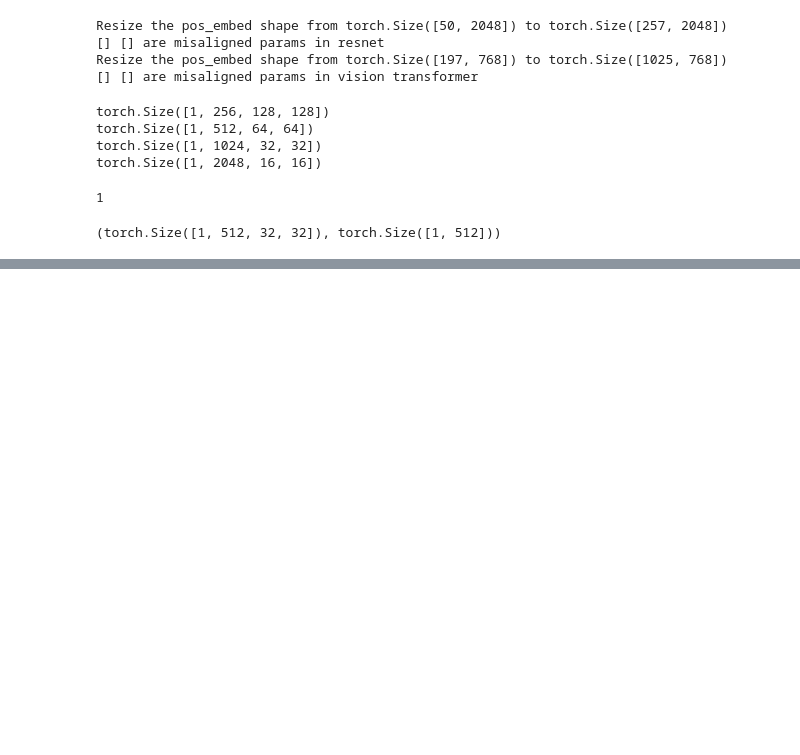
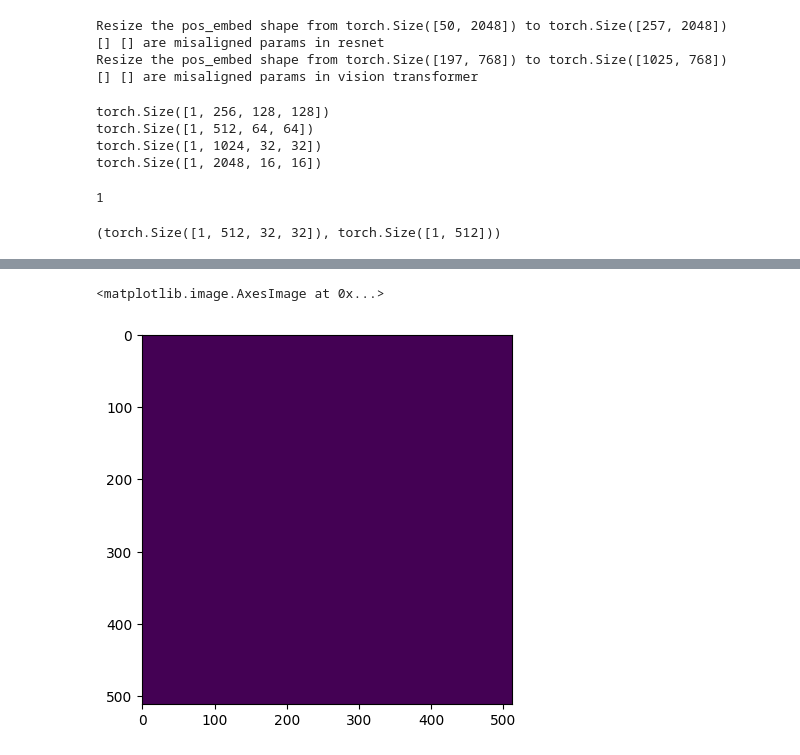
Before and after one commit to SarthakM320/Domain-Adaptive-zeroshot-learning, a Jupyter notebook: experiments.ipynb, the cells around one changed output, grey strips where cells are left out. Saved outputs shown, nothing was run; the diff lists cells and outputs as text; code cells hidden in the pictures; blank space fills up the shorter version.

```diff
--- a/experiments.ipynb
+++ b/experiments.ipynb
@@ -376,0 +417,18 @@ vit_outs[0][0].shape, vit_outs[1].shape
+# %%
+x = torch.zeros(34,512,512)
+error = 0
+for i in range(512):
+    for j in range(512):
+        try:
+            color = tuple(gt[i,j].numpy())
+            id = color_mapping[color]
+            x[id,i,j] = 255
+        except:
+            x[0,i,j] = 255
+# %%
+x = x.permute(1,2,0)
+# %%
+plt.imshow(x[:,:,11])
+# %% [output]
+<matplotlib.image.AxesImage at 0x...>
+[figure, added]
```
Also changed, not shown: parts of 4 cells of this notebook, 3 other files.
